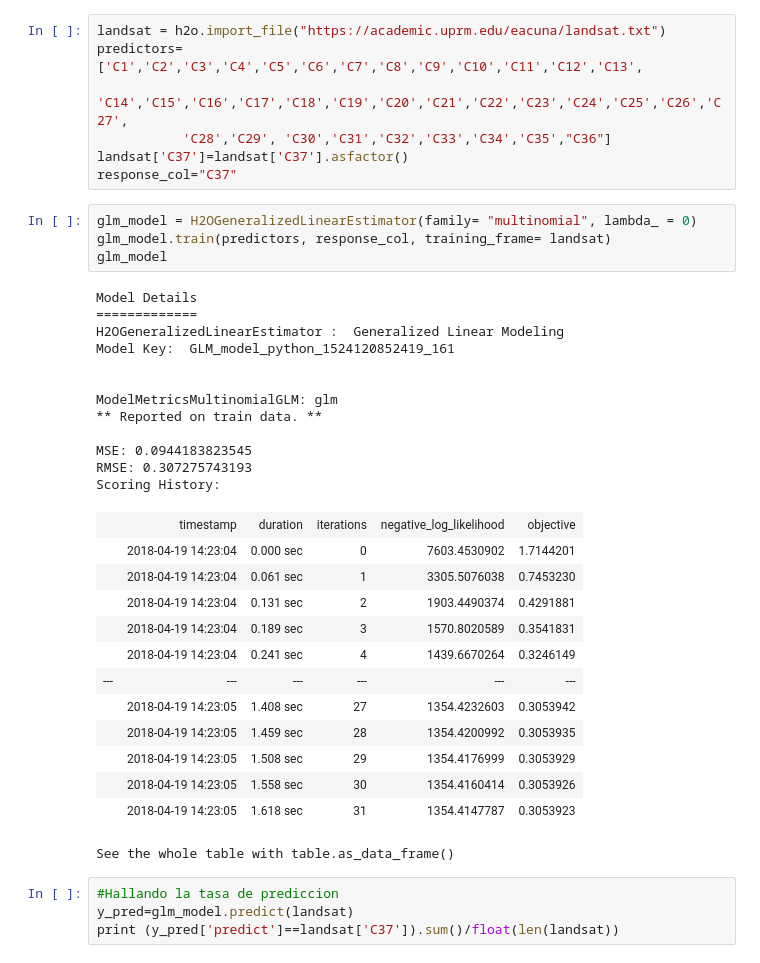
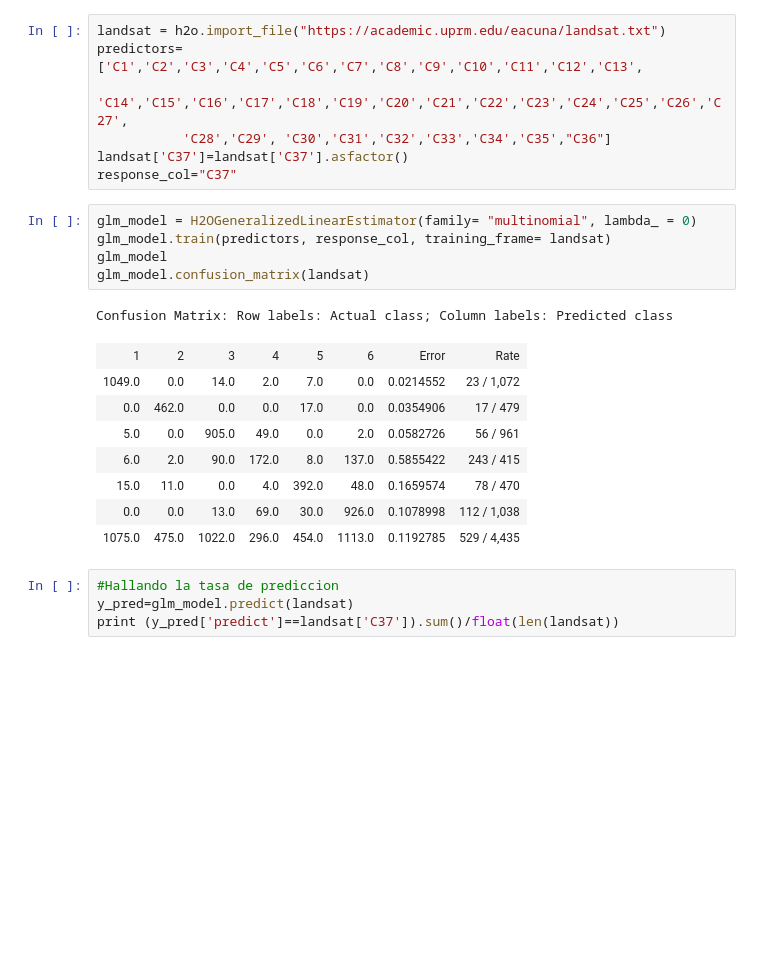
Before and after one commit to eacunafer/Data-Mining-Machine-Learning-subgraduado-, a Jupyter notebook: notebooks/logis2.ipynb, the cells around one changed output. Cells and saved outputs as stored; diff of their text form; blank space fills up the shorter version.

```diff
--- a/notebooks/logis2.ipynb
+++ b/notebooks/logis2.ipynb
@@ -139,33 +122,18 @@ response_col="C37"
 # %%
 glm_model = H2OGeneralizedLinearEstimator(family= "multinomial", lambda_ = 0)
 glm_model.train(predictors, response_col, training_frame= landsat)
 glm_model
+glm_model.confusion_matrix(landsat)
 # %% [output]
-Model Details
-=============
-H2OGeneralizedLinearEstimator :  Generalized Linear Modeling
-Model Key:  GLM_model_python_1524120852419_161
-
-
-ModelMetricsMultinomialGLM: glm
-** Reported on train data. **
-
-MSE: 0.0944183823545
-RMSE: 0.307275743193
-Scoring History:
+Confusion Matrix: Row labels: Actual class; Column labels: Predicted class
-|  | timestamp | duration | iterations | negative_log_likelihood | objective |
-|  | 2018-04-19 14:23:04 | 0.000 sec | 0 | 7603.4530902 | 1.7144201 |
-|  | 2018-04-19 14:23:04 | 0.061 sec | 1 | 3305.5076038 | 0.7453230 |
-|  | 2018-04-19 14:23:04 | 0.131 sec | 2 | 1903.4490374 | 0.4291881 |
-|  | 2018-04-19 14:23:04 | 0.189 sec | 3 | 1570.8020589 | 0.3541831 |
-|  | 2018-04-19 14:23:04 | 0.241 sec | 4 | 1439.6670264 | 0.3246149 |
-| --- | --- | --- | --- | --- | --- |
-|  | 2018-04-19 14:23:05 | 1.408 sec | 27 | 1354.4232603 | 0.3053942 |
-|  | 2018-04-19 14:23:05 | 1.459 sec | 28 | 1354.4200992 | 0.3053935 |
-|  | 2018-04-19 14:23:05 | 1.508 sec | 29 | 1354.4176999 | 0.3053929 |
-|  | 2018-04-19 14:23:05 | 1.558 sec | 30 | 1354.4160414 | 0.3053926 |
-|  | 2018-04-19 14:23:05 | 1.618 sec | 31 | 1354.4147787 | 0.3053923 |
+| 1 | 2 | 3 | 4 | 5 | 6 | Error | Rate |
+| 1049.0 | 0.0 | 14.0 | 2.0 | 7.0 | 0.0 | 0.0214552 | 23 / 1,072 |
+| 0.0 | 462.0 | 0.0 | 0.0 | 17.0 | 0.0 | 0.0354906 | 17 / 479 |
+| 5.0 | 0.0 | 905.0 | 49.0 | 0.0 | 2.0 | 0.0582726 | 56 / 961 |
+| 6.0 | 2.0 | 90.0 | 172.0 | 8.0 | 137.0 | 0.5855422 | 243 / 415 |
+| 15.0 | 11.0 | 0.0 | 4.0 | 392.0 | 48.0 | 0.1659574 | 78 / 470 |
+| 0.0 | 0.0 | 13.0 | 69.0 | 30.0 | 926.0 | 0.1078998 | 112 / 1,038 |
+| 1075.0 | 475.0 | 1022.0 | 296.0 | 454.0 | 1113.0 | 0.1192785 | 529 / 4,435 |
-See the whole table with table.as_data_frame()
 # %%
 #Hallando la tasa de prediccion
 y_pred=glm_model.predict(landsat)
```
Also changed, not shown: parts of 2 cells of this notebook, 4 other files.
